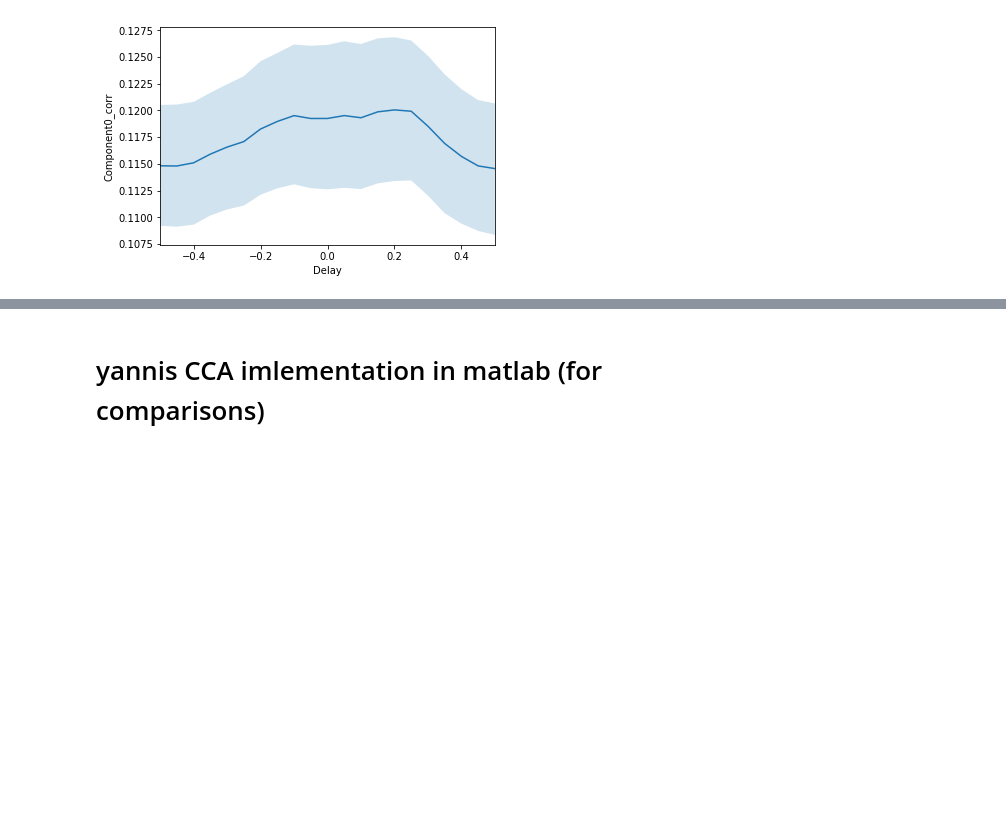
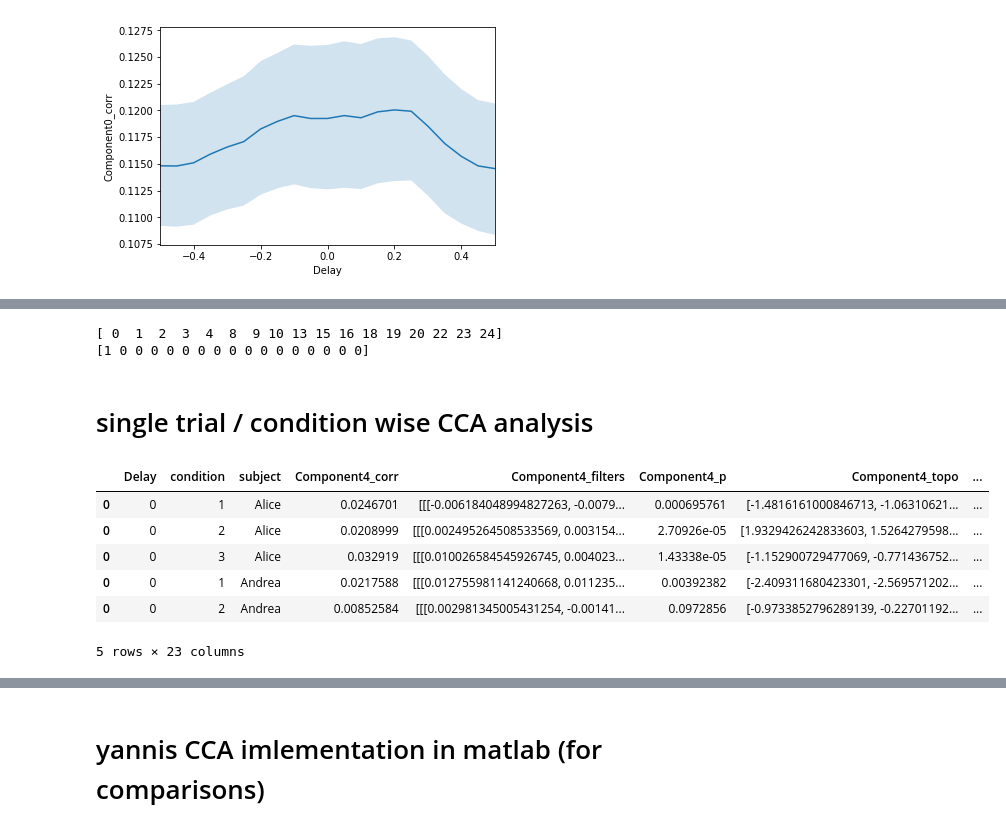
Before and after one commit to sankar-mukherjee/CCA_speech_EEG, a Jupyter notebook: CCA_yannis.ipynb, the cells around one changed output, grey strips where cells are left out. Drawn from its saved outputs; the diff is of its cells as text; code cells hidden in the pictures; blank space fills up the shorter version.

```diff
--- a/CCA_yannis.ipynb
+++ b/CCA_yannis.ipynb
@@ -837,0 +1030,40 @@ plotComp_delay(data_plot,comp)
+# %%
+# significant subjects with components
+
+
+# get surrogate rhos
+surr_r = []
+for surr in range(0,no_surrogate):
+    save_path = data_path + '/python/data/cca/surrogate/cca_yannis_2sec_concatALLsub_0delay_surrogate'+str(surr)+'.pkl'
+    data_CCA = pd.read_pickle(save_path)
+
+    R = []
+    for s in range(0,len(subject_name)):
+        for d in delay:
+            df = data_CCA[(data_CCA['subject']==subject_name[s]) & (data_CCA['Delay']==d)]
+            r = df['r'].get_values()[0].flatten()
+            R.append(r)
+    R = np.stack(R)
+    surr_r.append(R)
+
+surr_r = np.dstack(surr_r)
+
+# do comparisons with original values
+A = []
+for i in range(0,nComp):
+    a = data_plot['Component'+str(i)+'_corr'].get_values()
+    A.append(a)
+
+A = np.stack(A).T
+
+# significant subject with components
+a = np.percentile(surr_r,95,axis=2)
+
+sub,comp=np.where(A>=a)
+print(sub)
+print(comp)
+# %% [output]
+[ 0  1  2  3  4  8  9 10 13 15 16 18 19 20 22 23 24]
+[1 0 0 0 0 0 0 0 0 0 0 0 0 0 0 0 0]
+# %% [markdown]
+# single trial / condition wise CCA analysis
@@ -837,0 +1076,10 @@ plotComp_delay(data_plot,comp)
+# %%
+data_CCA.head()
+# %% [output]
+|  | Delay | condition | subject | Component4_corr | Component4_filters | Component4_p | Component4_topo | ... |
+| 0 | 0 | 1 | Alice | 0.0246701 | [[[-0.006184048994827263, -0.0079... | 0.000695761 | [-1.4816161000846713, -1.06310621... | ... |
+| 0 | 0 | 2 | Alice | 0.0208999 | [[[0.002495264508533569, 0.003154... | 2.70926e-05 | [1.9329426242833603, 1.5264279598... | ... |
+| 0 | 0 | 3 | Alice | 0.032919 | [[[0.010026584545926745, 0.004023... | 1.43338e-05 | [-1.152900729477069, -0.771436752... | ... |
+| 0 | 0 | 1 | Andrea | 0.0217588 | [[[0.012755981141240668, 0.011235... | 0.00392382 | [-2.409311680423301, -2.569571202... | ... |
+| 0 | 0 | 2 | Andrea | 0.00852584 | [[[0.002981345005431254, -0.00141... | 0.0972856 | [-0.9733852796289139, -0.22701192... | ... |
+5 rows × 23 columns
```
Also changed, not shown: parts of 35 cells of this notebook.
